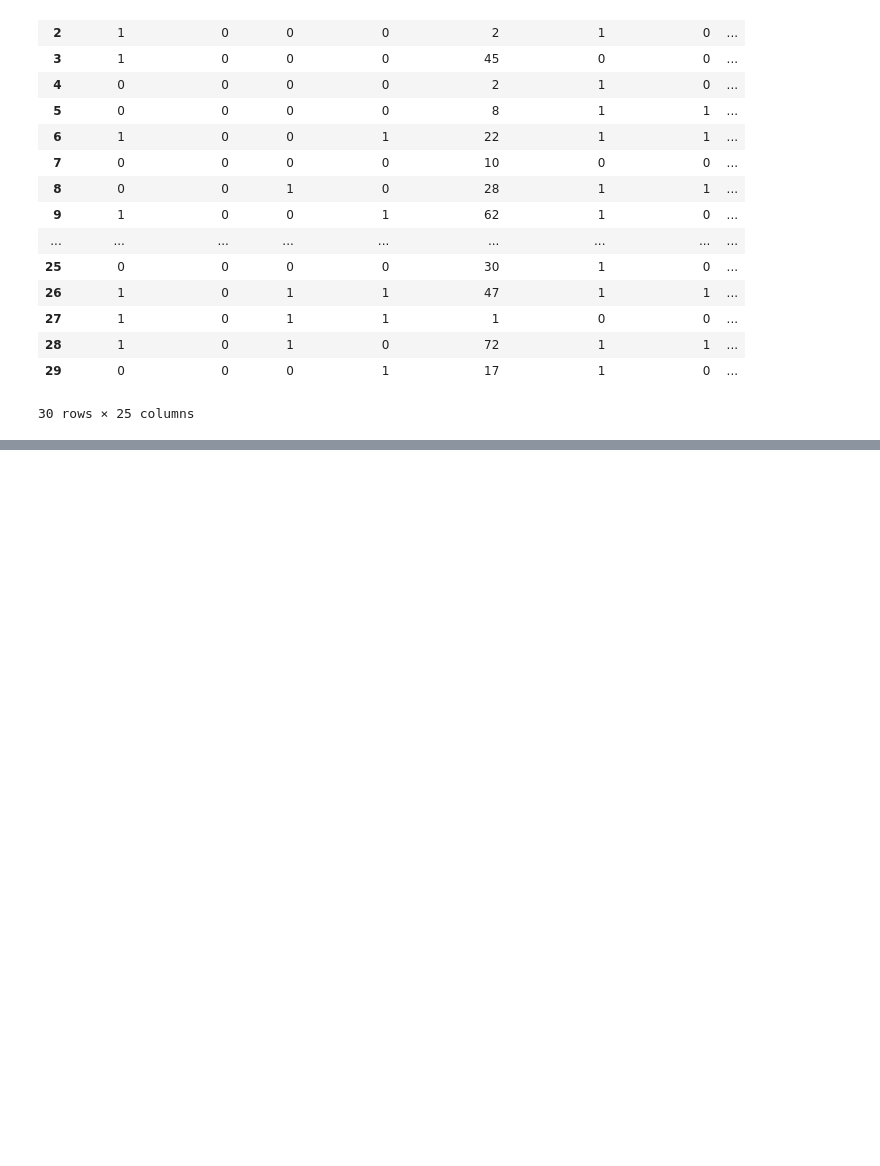
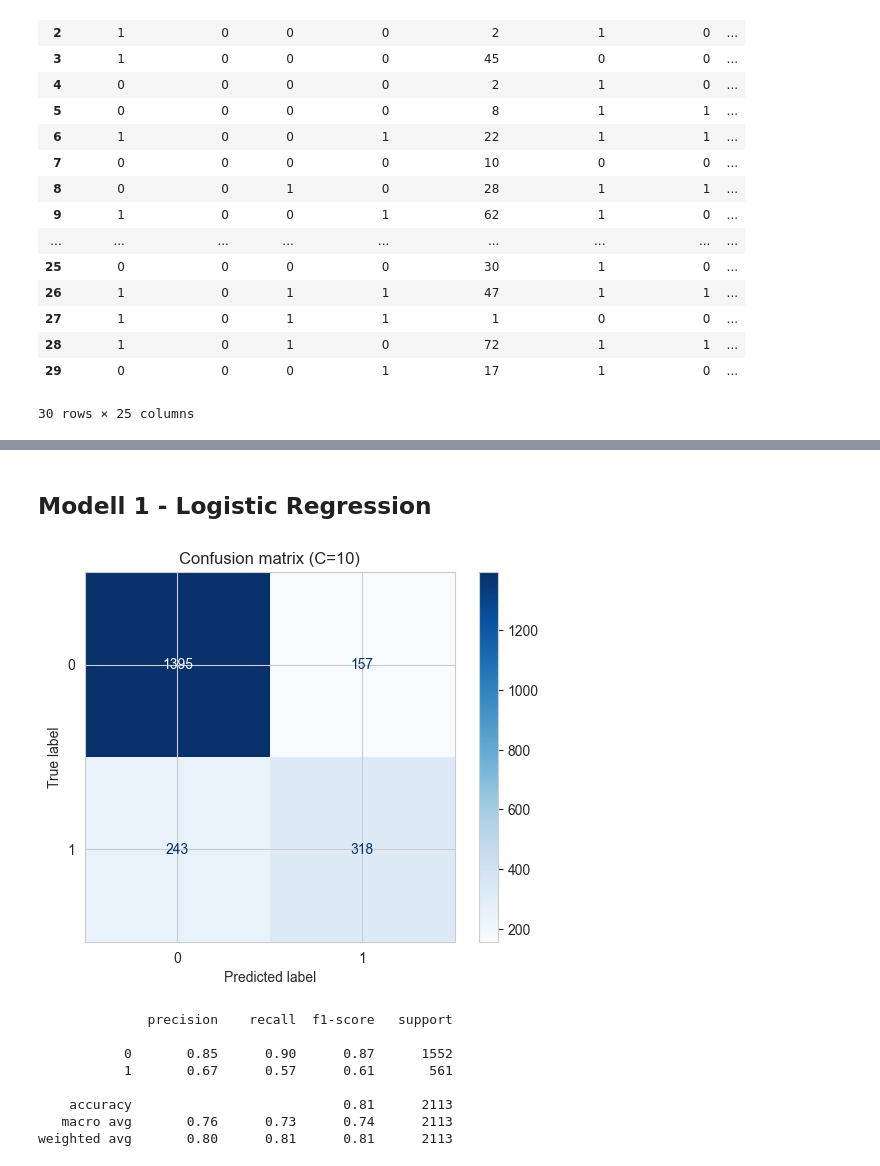
Before and after one commit to HermanCoding/AI2_Inlamning1, a Jupyter notebook: Inlamning1.ipynb, the cells around one changed output, grey strips where cells are left out. Saved outputs shown, nothing was run; the diff lists cells and outputs as text; code cells hidden in the pictures; blank space fills up the shorter version.

```diff
--- a/Inlamning1.ipynb
+++ b/Inlamning1.ipynb
@@ -667,0 +646,3 @@ dfml.head(30)
+# %%
+money_cols = ['MonthlyCharges', 'TotalCharges']
+dfml[money_cols] = pd.DataFrame(StandardScaler().fit_transform(dfml[money_cols ].astype('float64')), columns=money_cols )
@@ -667,0 +672,2 @@ dfml.head(30)
+# %%
+dfml['TenureMonths'] = pd.DataFrame(MinMaxScaler().fit_transform(dfml[['TenureMonths']].astype('float64')), columns=['TenureMonths'])
@@ -668 +699,6 @@ dfml.head(30)
+# %%
+X = dfml.drop(columns="Churn")
+y = dfml["Churn"]
+
+X_train, X_test, y_train, y_test = train_test_split(X, y, test_size=0.3, random_state=1, stratify=y)
 # %% [markdown]
@@ -670,3 +712,34 @@ dfml.head(30)
 
 Övergripande referenslänkar:
 [Choosing the right estimator](https://scikit-learn.org/stable/tutorial/machine_learning_map/index.html)
+# %% [markdown]
+## Modell 1 - Logistic Regression
+# %%
+logreg = LogisticRegression(max_iter=10000)
+param_grid = {'C': [0.001, 0.01, 0.1, 1, 10, 100]}
+grid_search = GridSearchCV(logreg, param_grid, cv=5, scoring='accuracy')
+grid_search.fit(X_train, y_train)
+
+C = grid_search.best_params_['C']
+
+logreg = LogisticRegression(C=C)
+logreg.fit(X_train, y_train)
+y_pred = logreg.predict(X_test)
+
+cm = confusion_matrix(y_test, y_pred)
+disp = ConfusionMatrixDisplay(confusion_matrix=cm, display_labels=logreg.classes_)
+disp.plot(cmap='Blues', values_format='g')
+plt.title(f'Confusion matrix (C={C})')
+plt.show()
+
+print(classification_report(y_test, y_pred))
+# %% [output]
+[figure, added]
+              precision    recall  f1-score   support
+
+           0       0.85      0.90      0.87      1552
+           1       0.67      0.57      0.61       561
+
+    accuracy                           0.81      2113
+   macro avg       0.76      0.73      0.74      2113
+weighted avg       0.80      0.81      0.81      2113
```
Also changed, not shown: parts of 39 cells of this notebook, 2 other files.
